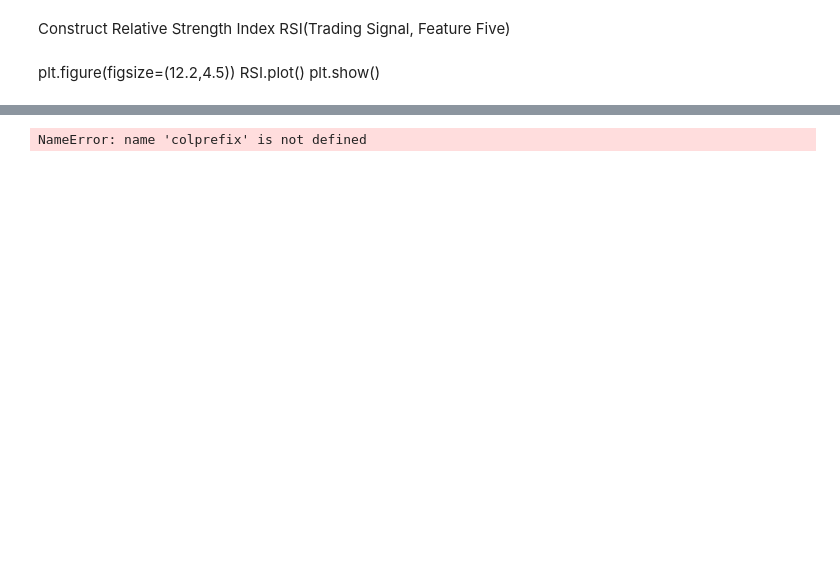
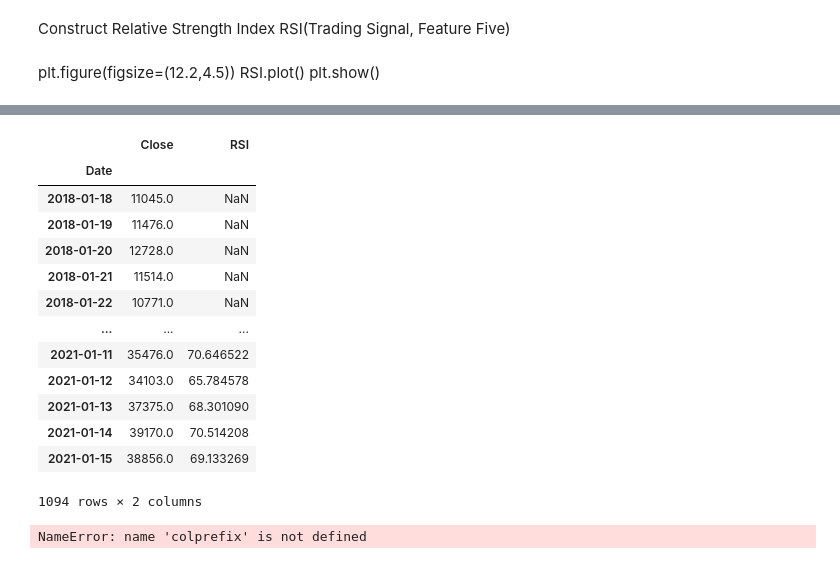
Before and after one commit to logic25/project2, a Jupyter notebook: project2/signal.ipynb, the cells around one changed output, grey strips where cells are left out. Drawn from its saved outputs; the diff is of its cells as text; code cells hidden in the pictures; blank space fills up the shorter version.

```diff
--- a/project2/signal.ipynb
+++ b/project2/signal.ipynb
@@ -379,3 +340,20 @@ from ta.trend import (
+# %%
+new_df
+# %% [output]
+|  | Close | RSI |
+| Date |  |  |
+| 2018-01-18 | 11045.0 | NaN |
+| 2018-01-19 | 11476.0 | NaN |
+| 2018-01-20 | 12728.0 | NaN |
+| 2018-01-21 | 11514.0 | NaN |
+| 2018-01-22 | 10771.0 | NaN |
+| ... | ... | ... |
+| 2021-01-11 | 35476.0 | 70.646522 |
+| 2021-01-12 | 34103.0 | 65.784578 |
+| 2021-01-13 | 37375.0 | 68.301090 |
+| 2021-01-14 | 39170.0 | 70.514208 |
+| 2021-01-15 | 38856.0 | 69.133269 |
+1094 rows × 2 columns
 # %%
 from ta.volatility import (
     AverageTrueRange,
```
Also changed, not shown: parts of 22 cells of this notebook, 2 other files.
